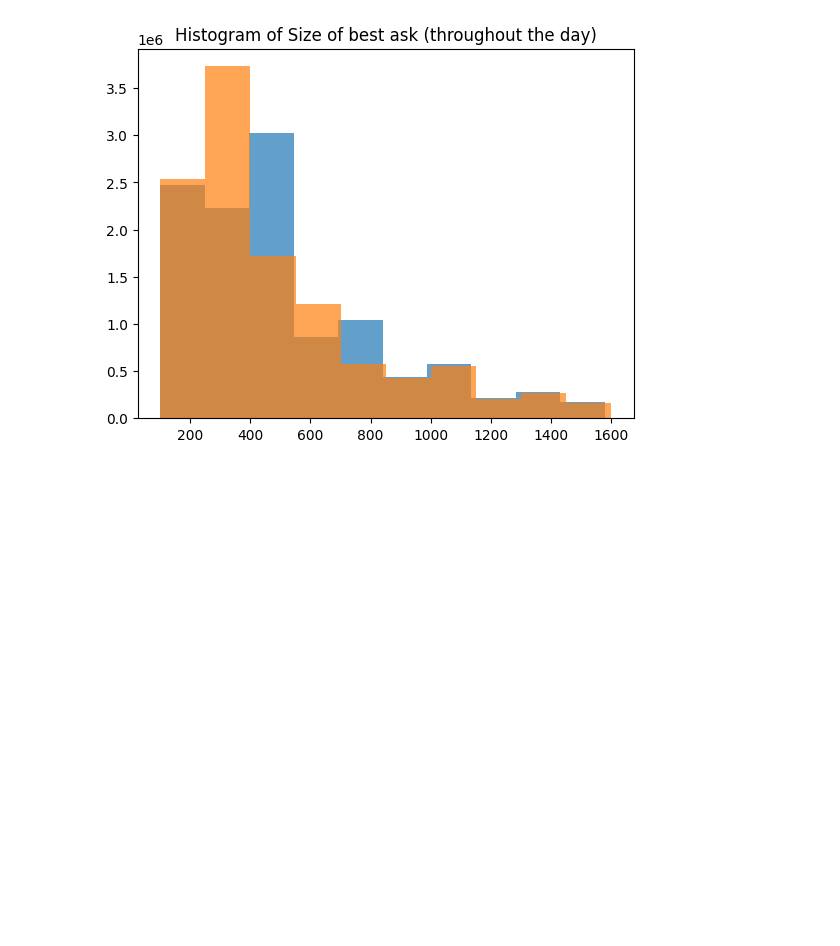
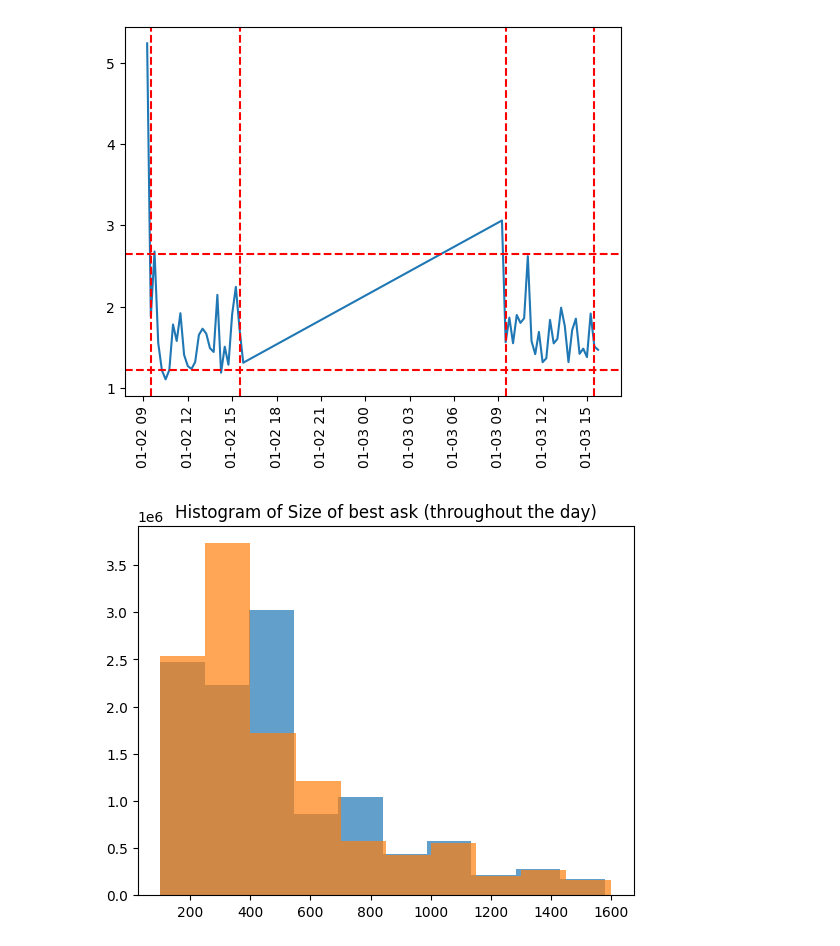
Before and after one commit to JingHui-Tan/dissertation-iceberg, a Jupyter notebook: EDA_SPY.ipynb, the cells around one changed output. Cells and saved outputs as stored; diff of their text form; code cells hidden in the pictures; blank space fills up the shorter version.

```diff
--- a/EDA_SPY.ipynb
+++ b/EDA_SPY.ipynb
@@ -92,0 +119,14 @@ plt.show()
+# %%
+# Define the start and end time
+start_time = '09:15:00'
+end_time = '15:45:00'
+
+# Convert the times to pandas Timestamp objects
+start_time = pd.to_datetime(start_time).time()
+end_time = pd.to_datetime(end_time).time()
+
+# Create a boolean mask based on the time component of the datetime index
+mask = (hid_vis_ratio.index.time >= start_time) & (hid_vis_ratio.index.time <= end_time)
+
+# Filter the DataFrame using the mask
+filtered_df = hid_vis_ratio[mask]
@@ -93,3 +153,17 @@ plt.show()
+# %%
+plt.plot(filtered_df)
+plt.xticks(rotation=90)
+plt.axhline(y=filtered_df.quantile(0.05), color='r', linestyle='--')
+plt.axhline(y=filtered_df.quantile(0.95), color='r', linestyle='--')
+plt.axvline(x=pd.to_datetime("2019-01-02 09:30:00"), color='r', linestyle='--')
+plt.axvline(x=pd.to_datetime("2019-01-02 15:30:00"), color='r', linestyle='--')
+
+plt.axvline(x=pd.to_datetime("2019-01-03 09:30:00"), color='r', linestyle='--')
+plt.axvline(x=pd.to_datetime("2019-01-03 15:30:00"), color='r', linestyle='--')
+
+plt.show()
+# %% [output]
+[figure, added]
 # %%
 size_5q_ask = SPY_ob_L1['ask_size_1'].quantile(0.05)
 size_95q_ask = SPY_ob_L1['ask_size_1'].quantile(0.95)
```
Also changed, not shown: parts of 10 cells of this notebook, 2 other files.
